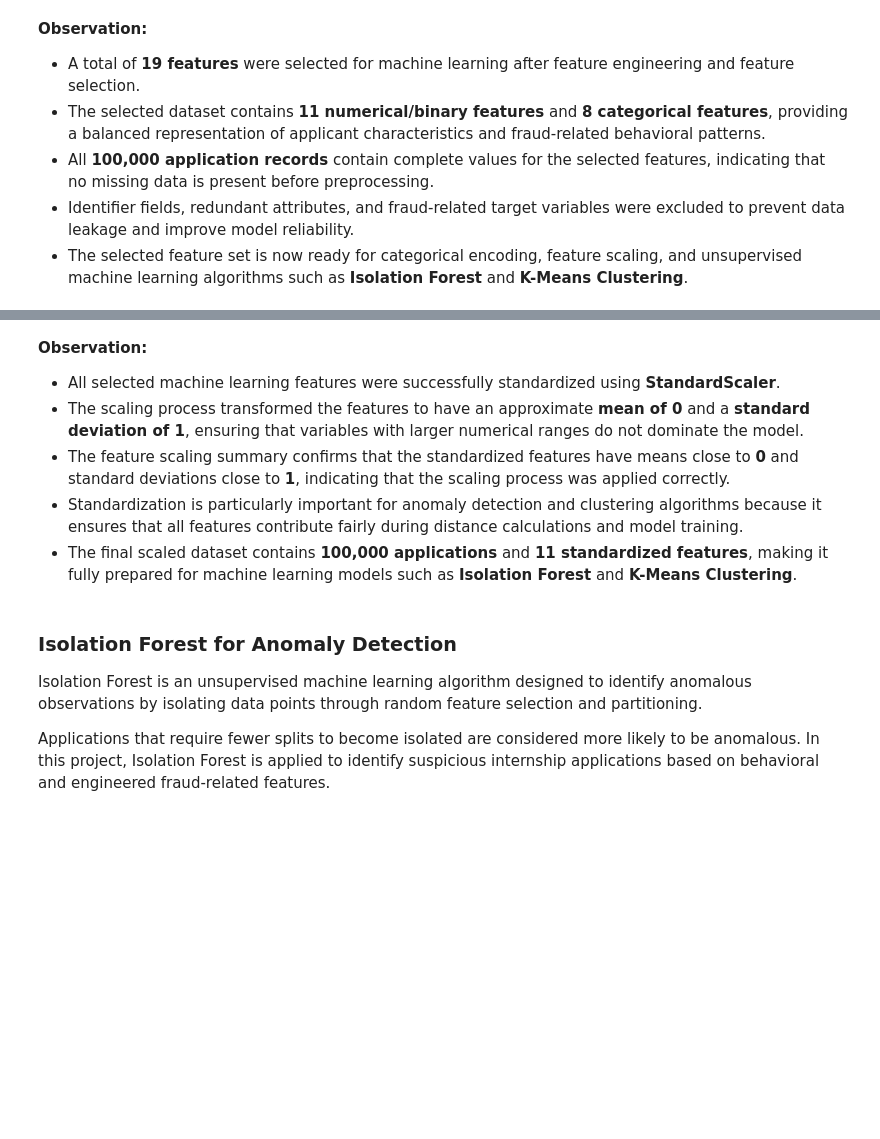
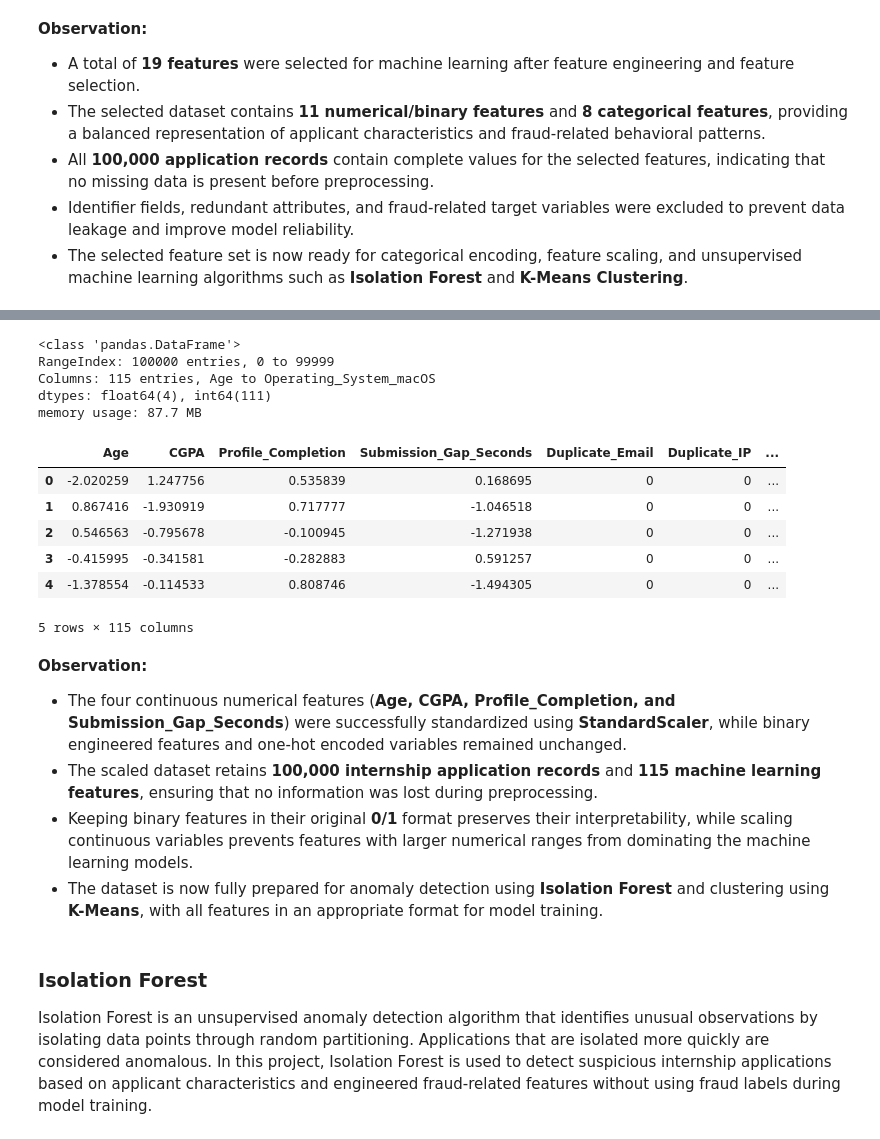
Before and after one commit to huzaifawaheed2/InterneePK-Data-Analyst-Internship, a Jupyter notebook: 03-Fraud-Detection-in-Applications/notebook/Fraud_Detection_in_Applications.ipynb, the cells around one changed output, grey strips where cells are left out. Saved outputs shown, nothing was run; the diff lists cells and outputs as text; code cells hidden in the pictures; blank space fills up the shorter version.

```diff
--- a/03-Fraud-Detection-in-Applications/notebook/Fraud_Detection_in_Applications.ipynb
+++ b/03-Fraud-Detection-in-Applications/notebook/Fraud_Detection_in_Applications.ipynb
@@ -2163,6 +2216,6 @@ Categorical features are converted into numerical representations using one-hot
 # %%
 # ==========================================
-# Categorical Features
+# One-Hot Encoding
 # ==========================================
 
 categorical_features = [
@@ -2176,4 +2229,9 @@ categorical_features = [
     "Operating_System"
 ]
 
-categorical_features
+ml_df_encoded = pd.get_dummies(
+    ml_df_selected,
+    columns=categorical_features,
+    drop_first=True,
+    dtype=int
+)
@@ -2239,10 +2275,27 @@ In this project, **StandardScaler** is used to transform the features so that ea
+# %%
+# ==========================================
+# Continuous Numerical Features
+# ==========================================
+
+continuous_features = [
+    "Age",
+    "CGPA",
+    "Profile_Completion",
+    "Submission_Gap_Seconds"
+]
+# %%
+# ==========================================
+# Create Scaled Dataset
+# ==========================================
+
+ml_df_scaled = ml_df_encoded.copy()
 # %%
 # ==========================================
-# Standard Feature Scaling
+# Standard Scaling
 # ==========================================
 
-standard_scaler = StandardScaler()
+scaler = StandardScaler()
 
-X_scaled = standard_scaler.fit_transform(df_ml)
-
-print(f"Scaled Dataset Shape : {X_scaled.shape}")
+ml_df_scaled[continuous_features] = scaler.fit_transform(
+    ml_df_scaled[continuous_features]
+)
@@ -2263,14 +2302,37 @@ scaled_df.describe().round(2)
+# %%
+# ==========================================
+# Scaled Dataset Information
+# ==========================================
+
+ml_df_scaled.info()
+# %% [output]
+<class 'pandas.DataFrame'>
+RangeIndex: 100000 entries, 0 to 99999
+Columns: 115 entries, Age to Operating_System_macOS
+dtypes: float64(4), int64(111)
+memory usage: 87.7 MB
+# %%
+# ==========================================
+# Preview Scaled Dataset
+# ==========================================
+
+ml_df_scaled.head()
+# %% [output]
+|  | Age | CGPA | Profile_Completion | Submission_Gap_Seconds | Duplicate_Email | Duplicate_IP | ... |
+| 0 | -2.020259 | 1.247756 | 0.535839 | 0.168695 | 0 | 0 | ... |
+| 1 | 0.867416 | -1.930919 | 0.717777 | -1.046518 | 0 | 0 | ... |
+| 2 | 0.546563 | -0.795678 | -0.100945 | -1.271938 | 0 | 0 | ... |
+| 3 | -0.415995 | -0.341581 | -0.282883 | 0.591257 | 0 | 0 | ... |
+| 4 | -1.378554 | -0.114533 | 0.808746 | -1.494305 | 0 | 0 | ... |
+5 rows × 115 columns
 # %% [markdown]
 **Observation:**
 
-- All selected machine learning features were successfully standardized using **StandardScaler**.
-- The scaling process transformed the features to have an approximate **mean of 0** and a **standard deviation of 1**, ensuring that variables with larger numerical ranges do not dominate the model.
-- The feature scaling summary confirms that the standardized features have means close to **0** and standard deviations close to **1**, indicating that the scaling process was applied correctly.
-- Standardization is particularly important for anomaly detection and clustering algorithms because it ensures that all features contribute fairly during distance calculations and model training.
-- The final scaled dataset contains **100,000 applications** and **11 standardized features**, making it fully prepared for machine learning models such as **Isolation Forest** and **K-Means Clustering**.
+- The four continuous numerical features (**Age, CGPA, Profile_Completion, and Submission_Gap_Seconds**) were successfully standardized using **StandardScaler**, while binary engineered features and one-hot encoded variables remained unchanged.
+- The scaled dataset retains **100,000 internship application records** and **115 machine learning features**, ensuring that no information was lost during preprocessing.
+- Keeping binary features in their original **0/1** format preserves their interpretability, while scaling continuous variables prevents features with larger numerical ranges from dominating the machine learning models.
+- The dataset is now fully prepared for anomaly detection using **Isolation Forest** and clustering using **K-Means**, with all features in an appropriate format for model training.
 # %% [markdown]
-### Isolation Forest for Anomaly Detection
+### Isolation Forest
 
-Isolation Forest is an unsupervised machine learning algorithm designed to identify anomalous observations by isolating data points through random feature selection and partitioning.
-
-Applications that require fewer splits to become isolated are considered more likely to be anomalous. In this project, Isolation Forest is applied to identify suspicious internship applications based on behavioral and engineered fraud-related features.
+Isolation Forest is an unsupervised anomaly detection algorithm that identifies unusual observations by isolating data points through random partitioning. Applications that are isolated more quickly are considered anomalous. In this project, Isolation Forest is used to detect suspicious internship applications based on applicant characteristics and engineered fraud-related features without using fraud labels during model training.
```
Also changed, not shown: parts of 73 cells of this notebook.
